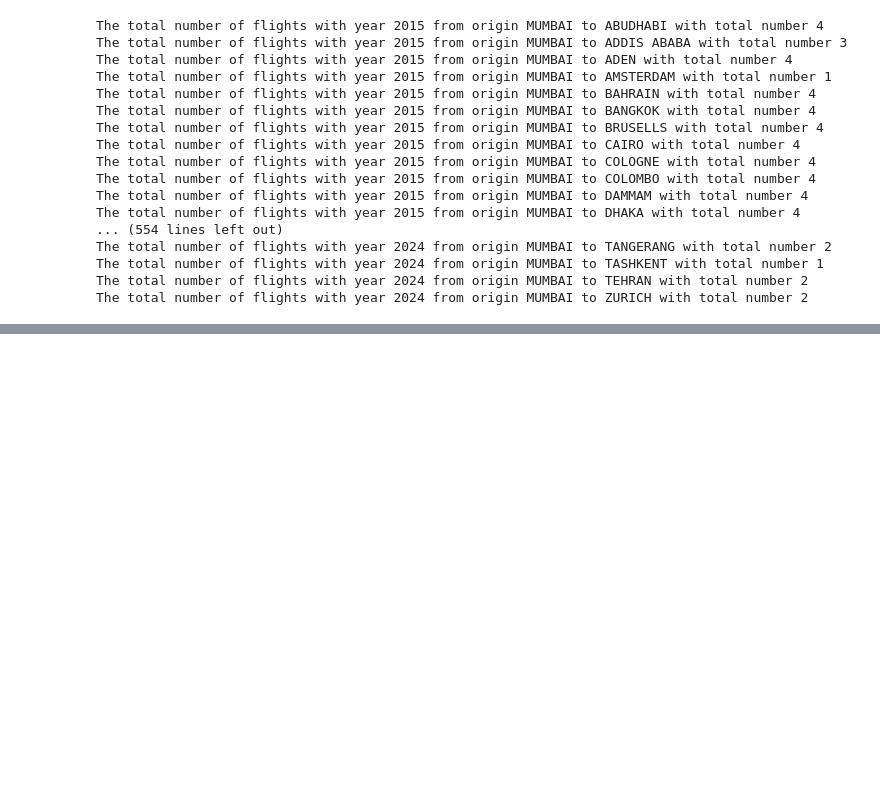
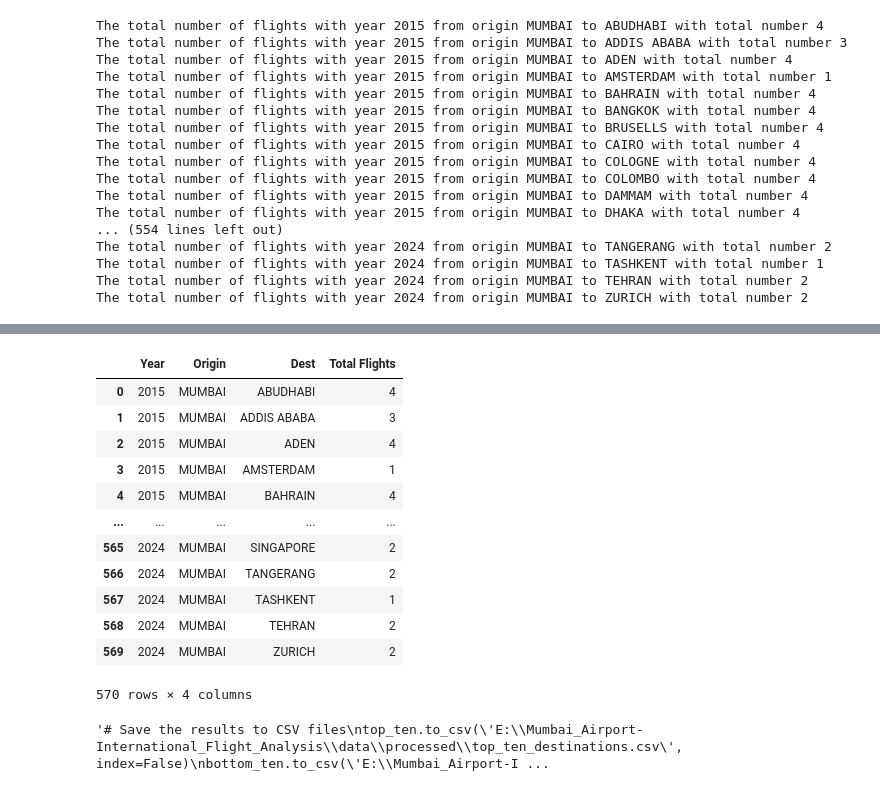
Before and after one commit to rushiraj070/Mumbai_Airport-International_Flight_Analysis, a Jupyter notebook: notebooks/analysis.ipynb, the cells around one changed output, grey strips where cells are left out. Saved outputs shown, nothing was run; the diff lists cells and outputs as text; code cells hidden in the pictures; blank space fills up the shorter version.

```diff
--- a/notebooks/analysis.ipynb
+++ b/notebooks/analysis.ipynb
@@ -164,3 +163,16 @@ The total number of flights with year 2024 from origin MUMBAI to TANGERANG with
 The total number of flights with year 2024 from origin MUMBAI to TASHKENT with total number 1
 The total number of flights with year 2024 from origin MUMBAI to TEHRAN with total number 2
 The total number of flights with year 2024 from origin MUMBAI to ZURICH with total number 2
+# %%
+# Filter data for flights originating from Mumbai
+mumbai_flights = total_flights[total_flights['Origin'] == 'MUMBAI']
+
+# Group by Year and Destination and calculate total flights
+result = mumbai_flights.groupby(['Year', 'Dest'])['Total Flights'].sum().reset_index()
+
+# Print the result in sentence format
+for _, row in result.iterrows():
+    year = row['Year']
+    dest = row['Dest']
+    total_flights = row['Total Flights']
+    print(f"In {year}, there were {total_flights} flights from MUMBAI to {dest}.")
@@ -166,0 +197,9 @@ The total number of flights with year 2024 from origin MUMBAI to ZURICH with tot
+# %%
+# Group by Destination and calculate total flights
+total_flights_by_city = mumbai_flights.groupby('Dest')['Total Flights'].sum().reset_index()
+
+# Print the result in sentence format
+for _, row in total_flights_by_city.iterrows():
+    dest = row['Dest']
+    total_flights = row['Total Flights']
+    print(f"The total number of flights from Mumbai to {dest} over all the years is {total_flights}.")
@@ -166,0 +224,34 @@ The total number of flights with year 2024 from origin MUMBAI to ZURICH with tot
+# %%
+total_flights
+# %% [output]
+|  | Year | Origin | Dest | Total Flights |
+| 0 | 2015 | MUMBAI | ABUDHABI | 4 |
+| 1 | 2015 | MUMBAI | ADDIS ABABA | 3 |
+| 2 | 2015 | MUMBAI | ADEN | 4 |
+| 3 | 2015 | MUMBAI | AMSTERDAM | 1 |
+| 4 | 2015 | MUMBAI | BAHRAIN | 4 |
+| ... | ... | ... | ... | ... |
+| 565 | 2024 | MUMBAI | SINGAPORE | 2 |
+| 566 | 2024 | MUMBAI | TANGERANG | 2 |
+| 567 | 2024 | MUMBAI | TASHKENT | 1 |
+| 568 | 2024 | MUMBAI | TEHRAN | 2 |
+| 569 | 2024 | MUMBAI | ZURICH | 2 |
+570 rows × 4 columns
+# %%
+# Filter data for flights originating from Mumbai
+mumbai_flights = total_flights[total_flights['Origin'] == 'MUMBAI']
+
+# Group by Destination and calculate total flights
+total_flights_by_city = mumbai_flights.groupby('Dest')['Total Flights'].sum().reset_index()
+
+# Sort the data to get top and bottom ten destinations
+top_20 = total_flights_by_city.nlargest(20, 'Total Flights')
+bottom_20 = total_flights_by_city.nsmallest(20,'Total Flights')
+
+"""# Save the results to CSV files
+top_ten.to_csv('E:\\Mumbai_Airport-International_Flight_Analysis\\data\\processed\\top_ten_destinations.csv', index=False)
+bottom_ten.to_csv('E:\\Mumbai_Airport-International_Flight_Analysis\\data\\processed\\bottom_ten_destinations.csv', index=False)
+
+print("Top ten destinations and bottom ten destinations have been saved to CSV files.")"""
+# %% [output]
+'# Save the results to CSV files\ntop_ten.to_csv(\'E:\\Mumbai_Airport-International_Flight_Analysis\\data\\processed\\top_ten_destinations.csv\', index=False)\nbottom_ten.to_csv(\'E:\\Mumbai_Airport-I ...
```
Also changed, not shown: parts of 8 cells of this notebook.
